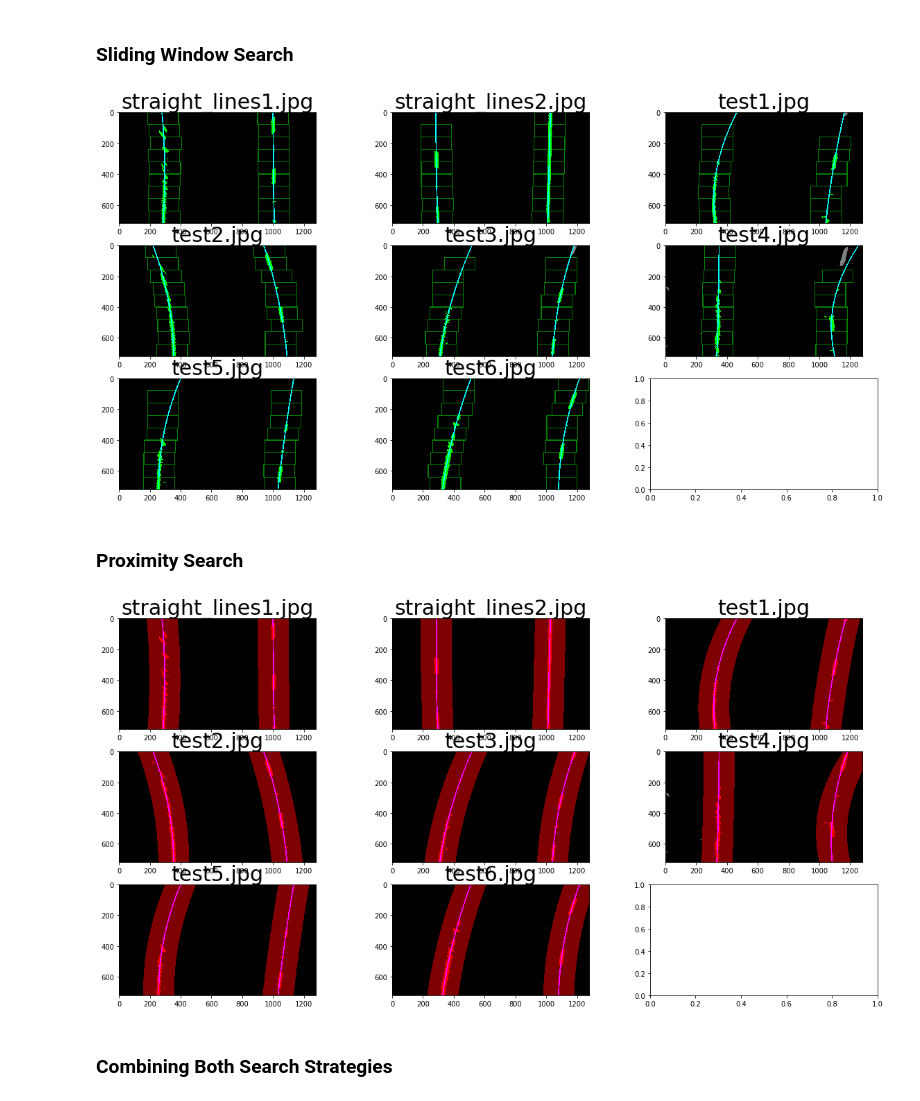
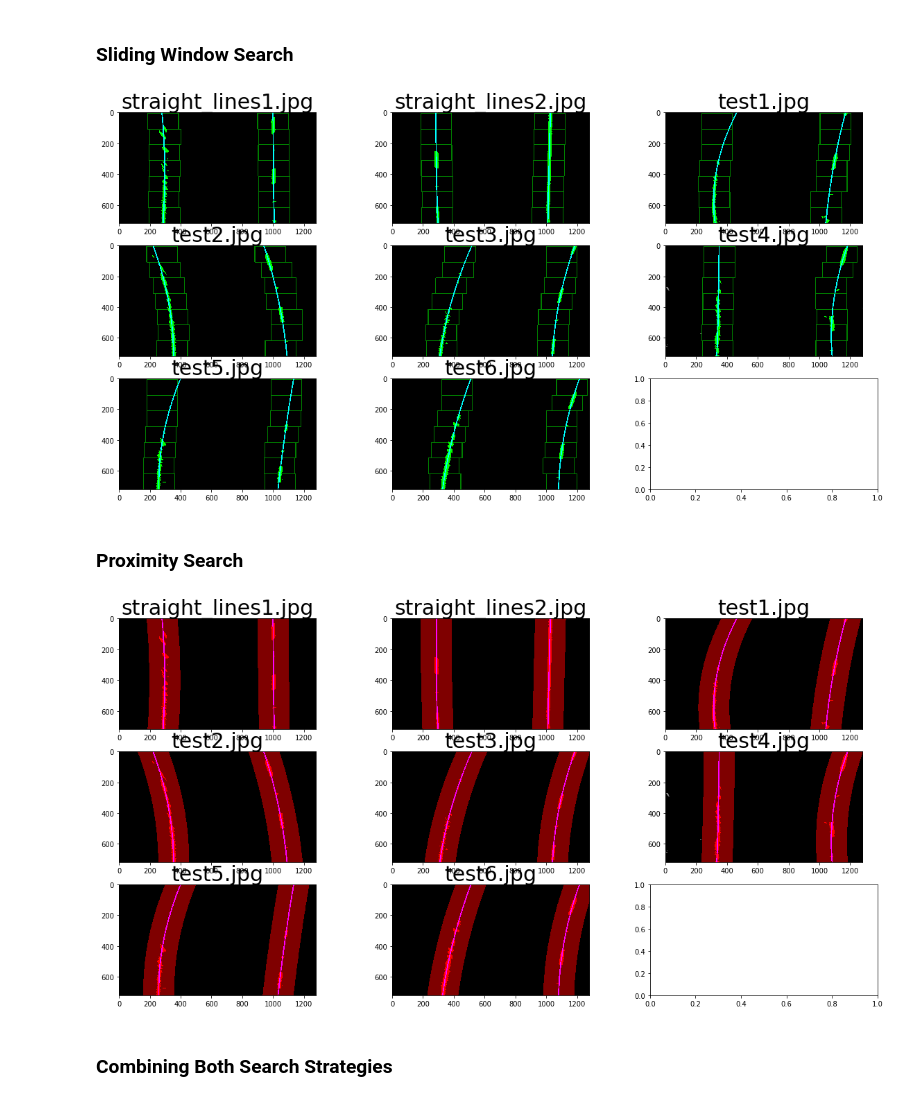
Before and after one commit to benjaminsoellner/CarND-Advanced-Lane-Lines, a Jupyter notebook: CarND 04 Advanced Lane Line Detection.ipynb, the cells around one changed output. Saved outputs shown, nothing was run; the diff lists cells and outputs as text; code cells hidden in the pictures.

```diff
--- a/CarND 04 Advanced Lane Line Detection.ipynb
+++ b/CarND 04 Advanced Lane Line Detection.ipynb
@@ -571,7 +571,7 @@ class Lane:
 # wmargin = Set the width of the windows +/- margin
 # minpix = minimum number of pixels found to recenter window
 # giveupafter = give up lane tracing after not finding minpix number of pixels for a number of sliding windows
-def slidewindow_search(image, nwindows=9, wmargin=100, minpix=50, giveupafter=3):
+def slidewindow_search(image, nwindows=7, wmargin=100, minpix=50, giveupafter=3):
     # preprocess image and find base line pixels
     lane_line_img = find_lane_line_pixels(image)
     _, max_xs_ys = find_base(lane_line_img)
@@ -637,34 +637,34 @@ def slidewindow_search(image, nwindows=9, wmargin=100, minpix=50, giveupafter=3)
     right_xs = nonzerox[right_idxs]
     right_ys = nonzeroy[right_idxs]
     # Visualize for the purpose of debugging
     out_img[nonzeroy[left_idxs], nonzerox[left_idxs]] = [0., 1., 0.]
     out_img[nonzeroy[right_idxs], nonzerox[right_idxs]] = [0., 1., 0.]
     # Get Lane Lines
     if len(left_xs)==0 or len(right_xs)==0:
         # Nothing was found now :(
         return None, out_img
     else:
         # Otherwise: create LaneLine objects
         left_line = LaneLine(left_xs, left_ys)
         right_line = LaneLine(right_xs, right_ys)
         # Visualize for the purpose of debugging
         fit_ys = np.linspace(0, lane_line_img.shape[0]-1, lane_line_img.shape[0] )
         left_fit_xs = left_line.sample_poly(fit_ys)
         right_fit_xs = right_line.sample_poly(fit_ys)
         for y, left_x, right_x in zip(fit_ys, left_fit_xs, right_fit_xs):
             out_img[int(y), int(left_x-4):int(left_x+4)] = [0., 1., 1.]
             out_img[int(y), int(right_x-4):int(right_x+4)] = [0., 1., 1.]
         lane = Lane(left_line, right_line)
         return lane, out_img
 
 # Testing function (returning the debugging image and discarding the Lane objects)
 def slidewindow_and_plot(image):
     _, out_img = slidewindow_search(image)
     return out_img
 
 run_all_test_images(slidewindow_and_plot)
 # %% [output]
-[figure, old version]
+[figure, new version]
 # %% [markdown]
 ### Proximity Search
 # %%
@@ -736,7 +736,7 @@ def proximity_and_plot(image):
 
 run_all_test_images(proximity_and_plot)
 # %% [output]
-[figure, old version]
+[figure, new version]
 # %% [markdown]
 ### Combining Both Search Strategies
 # %%
```
Also changed, not shown: parts of 2 cells of this notebook, 3 other files.
